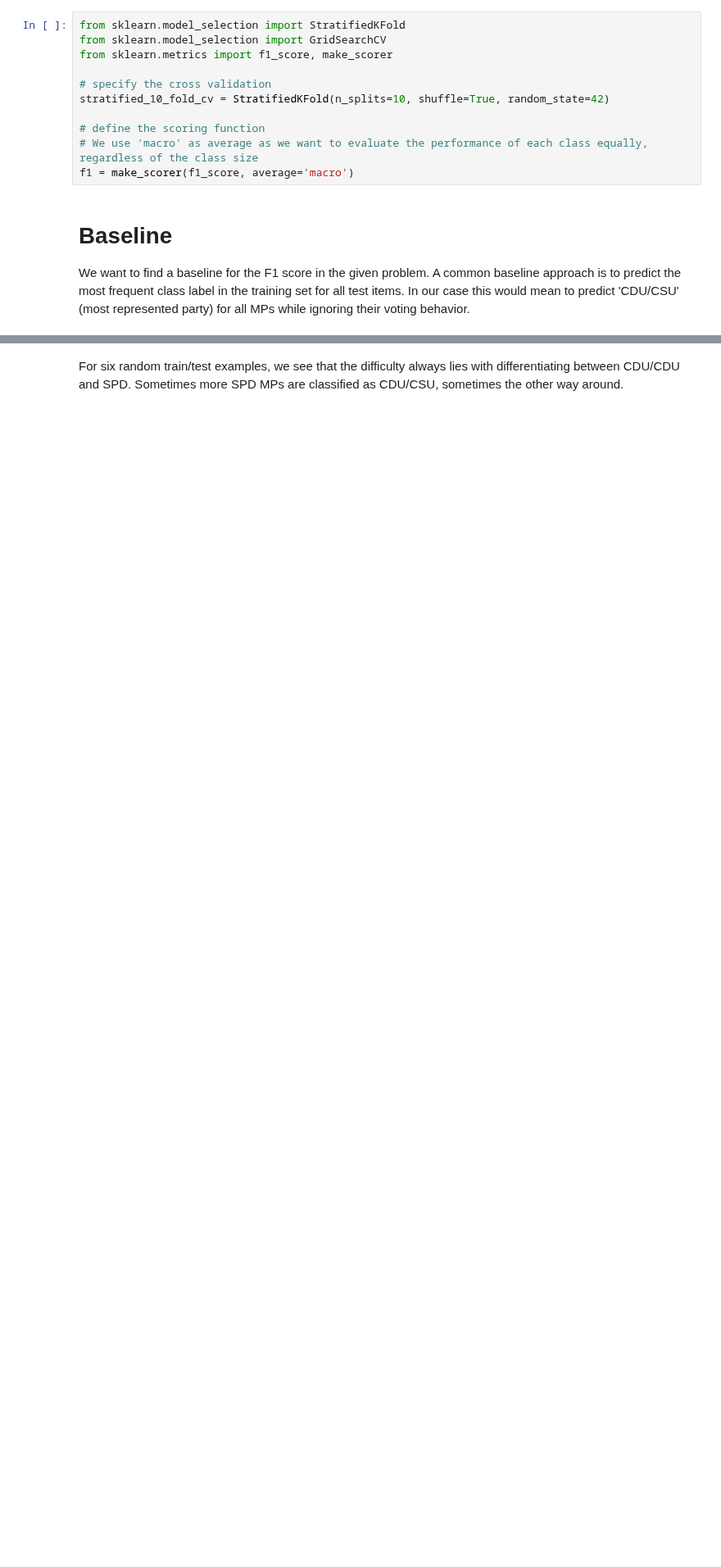
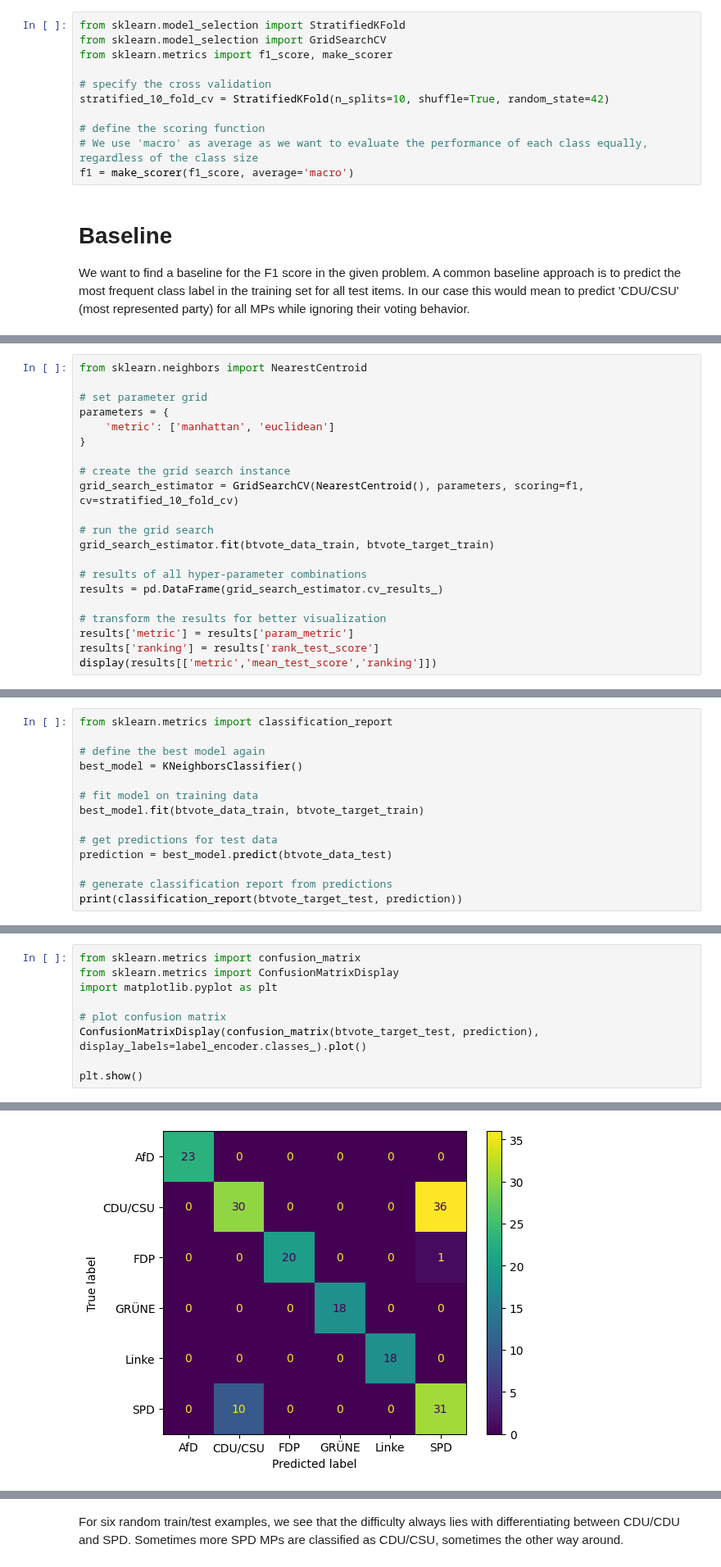
Before and after one commit to mograev/btvote, a Jupyter notebook: notebooks/4-classification.ipynb, the cells around one changed output, grey strips where cells are left out. Shown at 82% size. Saved outputs shown, nothing was run; the diff lists cells and outputs as text; blank space fills up the shorter version.

```diff
--- a/notebooks/4-classification.ipynb
+++ b/notebooks/4-classification.ipynb
@@ -531,0 +114,21 @@ plt.show()
+# %%
+from sklearn.neighbors import NearestCentroid
+
+# set parameter grid
+parameters = {
+    'metric': ['manhattan', 'euclidean']
+}
+
+# create the grid search instance
+grid_search_estimator = GridSearchCV(NearestCentroid(), parameters, scoring=f1, cv=stratified_10_fold_cv)
+
+# run the grid search
+grid_search_estimator.fit(btvote_data_train, btvote_target_train)
+
+# results of all hyper-parameter combinations
+results = pd.DataFrame(grid_search_estimator.cv_results_)
+
+# transform the results for better visualization
+results['metric'] = results['param_metric']
+results['ranking'] = results['rank_test_score']
+display(results[['metric','mean_test_score','ranking']])
@@ -531,0 +393,14 @@ plt.show()
+# %%
+from sklearn.metrics import classification_report
+
+# define the best model again
+best_model = KNeighborsClassifier()
+
+# fit model on training data
+best_model.fit(btvote_data_train, btvote_target_train)
+
+# get predictions for test data
+prediction = best_model.predict(btvote_data_test)
+
+# generate classification report from predictions
+print(classification_report(btvote_target_test, prediction))
@@ -531,0 +428,10 @@ plt.show()
+# %%
+from sklearn.metrics import confusion_matrix
+from sklearn.metrics import ConfusionMatrixDisplay
+import matplotlib.pyplot as plt
+
+# plot confusion matrix
+ConfusionMatrixDisplay(confusion_matrix(btvote_target_test, prediction), display_labels=label_encoder.classes_).plot()
+
+plt.show()
+# %% [output]
@@ -531,0 +439 @@ plt.show()
+[figure, added]
```
Also changed, not shown: parts of 73 cells of this notebook, 5 other files.
